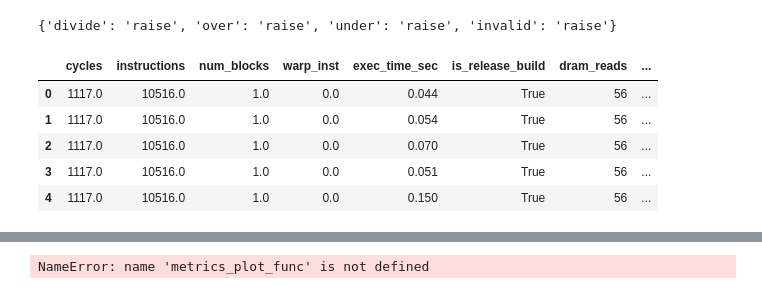
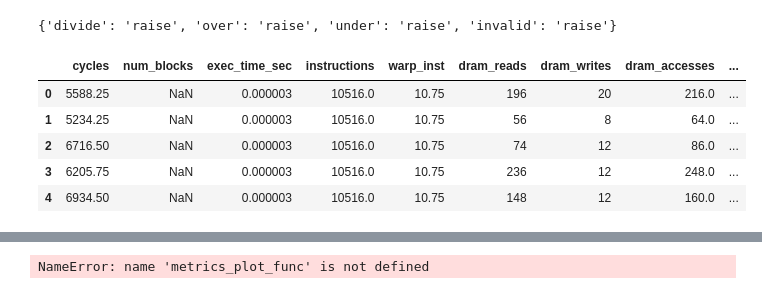
Before and after one commit to romnn/microgpusim, a Jupyter notebook: notebooks/plots.ipynb, the cells around one changed output, grey strips where cells are left out. Saved outputs shown, nothing was run; the diff lists cells and outputs as text; code cells hidden in the pictures.

```diff
--- a/notebooks/plots.ipynb
+++ b/notebooks/plots.ipynb
@@ -10,16 +10,17 @@ np.seterr(all='raise')
 # %%
 # load the materialized benchmark config
 stats_file = "../results/combined.stats.csv"
+stats_file = "../results/combined.stats.vectorAdd.csv"
 sim_df = pd.read_csv(stats_file, header=0)
 assert((sim_df["input_mode"] == "serial").sum() > 0)
 sim_df.head(5)
 # %% [output]
-|  | cycles | instructions | num_blocks | warp_inst | exec_time_sec | is_release_build | dram_reads | ... |
-| 0 | 1117.0 | 10516.0 | 1.0 | 0.0 | 0.044 | True | 56 | ... |
-| 1 | 1117.0 | 10516.0 | 1.0 | 0.0 | 0.054 | True | 56 | ... |
-| 2 | 1117.0 | 10516.0 | 1.0 | 0.0 | 0.070 | True | 56 | ... |
-| 3 | 1117.0 | 10516.0 | 1.0 | 0.0 | 0.051 | True | 56 | ... |
-| 4 | 1117.0 | 10516.0 | 1.0 | 0.0 | 0.150 | True | 56 | ... |
+|  | cycles | num_blocks | exec_time_sec | instructions | warp_inst | dram_reads | dram_writes | dram_accesses | ... |
+| 0 | 5588.25 | NaN | 0.000003 | 10516.0 | 10.75 | 196 | 20 | 216.0 | ... |
+| 1 | 5234.25 | NaN | 0.000003 | 10516.0 | 10.75 | 56 | 8 | 64.0 | ... |
+| 2 | 6716.50 | NaN | 0.000003 | 10516.0 | 10.75 | 74 | 12 | 86.0 | ... |
+| 3 | 6205.75 | NaN | 0.000003 | 10516.0 | 10.75 | 236 | 12 | 248.0 | ... |
+| 4 | 6934.50 | NaN | 0.000003 | 10516.0 | 10.75 | 148 | 12 | 160.0 | ... |
 # %%
 # ideas for stats
 
```
Also changed, not shown: parts of 1 cell of this notebook, 5 other files.
